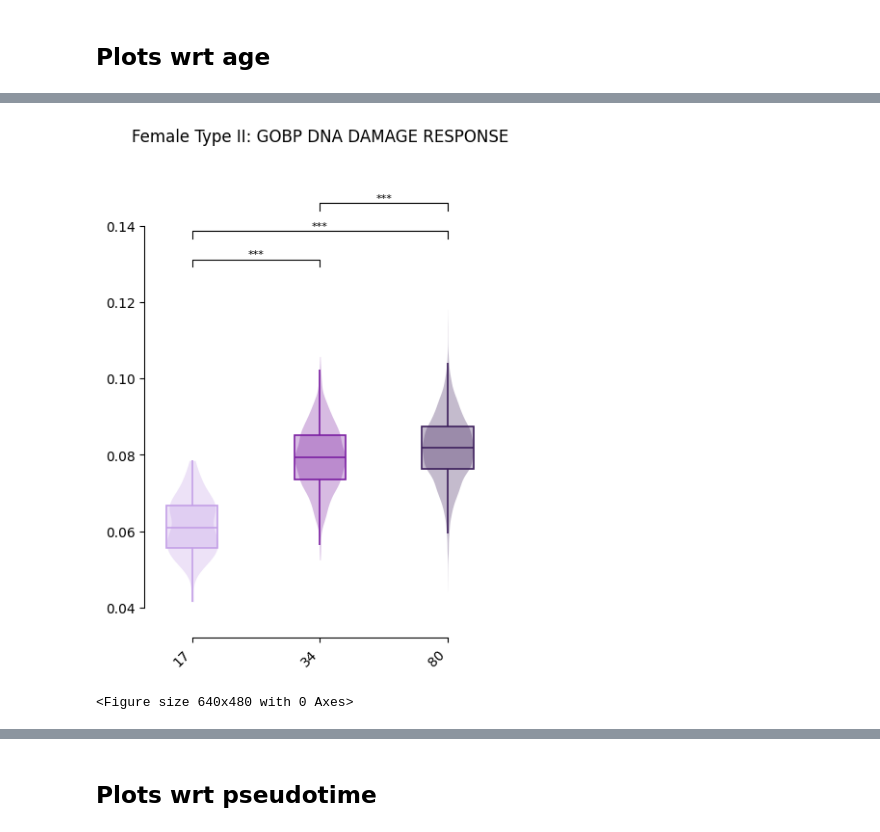
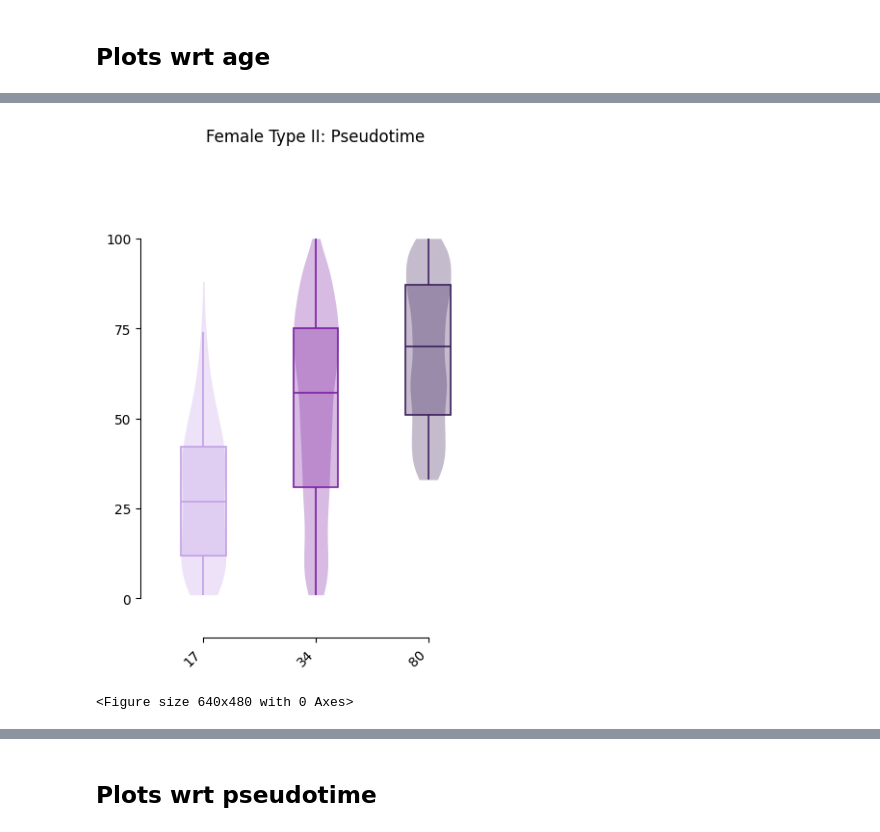
Before and after one commit to sachha-naksha/SKM_multimodal_analysis, a Jupyter notebook: py_scripts/rna_scoring_preproc.ipynb, the cells around one changed output, grey strips where cells are left out. Drawn from its saved outputs; the diff is of its cells as text; code cells hidden in the pictures.

Commit message:
OBSERVED INCREASED PDK WITH PSEUDOTIME NOW - CAN RUN MAXTOKI ON THESE TIME LABELS!

```diff
--- a/py_scripts/rna_scoring_preproc.ipynb
+++ b/py_scripts/rna_scoring_preproc.ipynb
@@ -529,8 +417,8 @@ custom_colors = {
 fig = plot_violin_box_combo(
     data=plot_data,
     x_var='age',
-    y_var='GOBP_DNA_DAMAGE_RESPONSE',
-    title='Female Type II: GOBP DNA DAMAGE RESPONSE',
+    y_var='Pseudotime',
+    title='Female Type II: Pseudotime',
     x_ticks=['17','34','80'],
     palette=custom_colors,
     rotation=45,
@@ -555,4 +443,4 @@ Passing `palette` without assigning `hue` is deprecated and will be removed in v
-[figure, old version]
+[figure, new version]
 <Figure size 640x480 with 0 Axes>
 # %%
 def downsample_wrt_obs_value(
```
Also changed, not shown: parts of 25 cells of this notebook, 2 other files.
